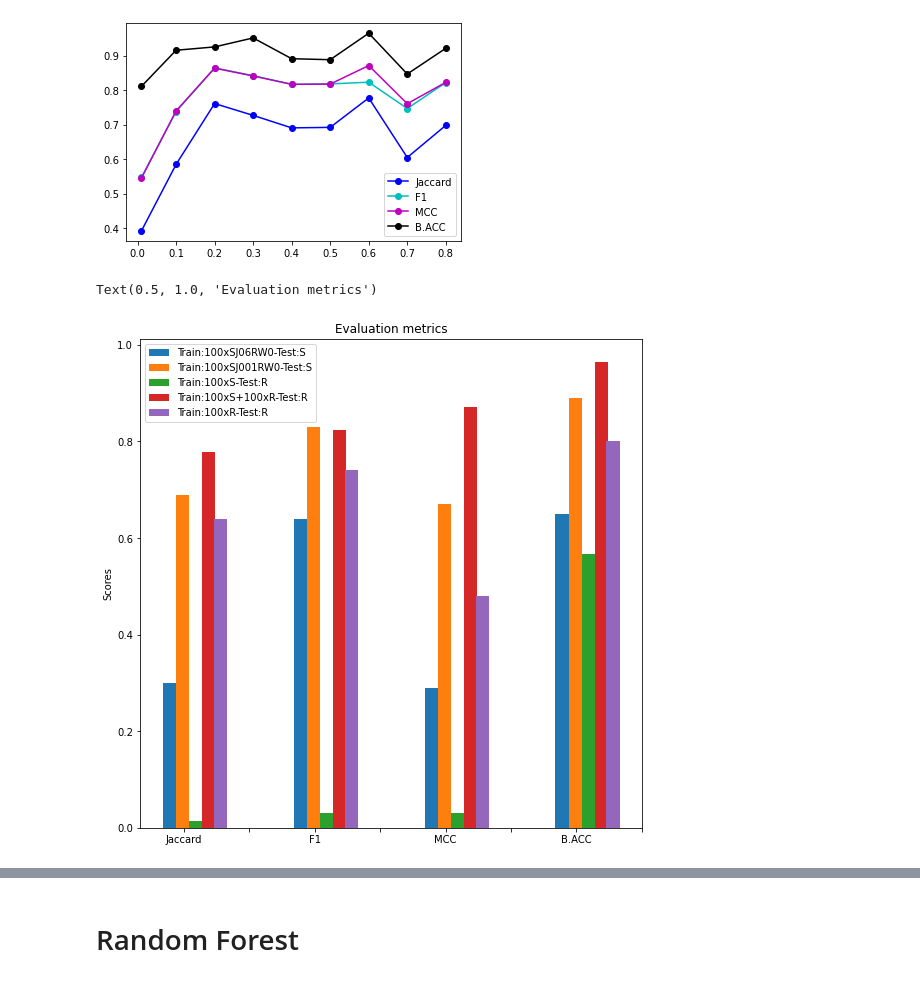
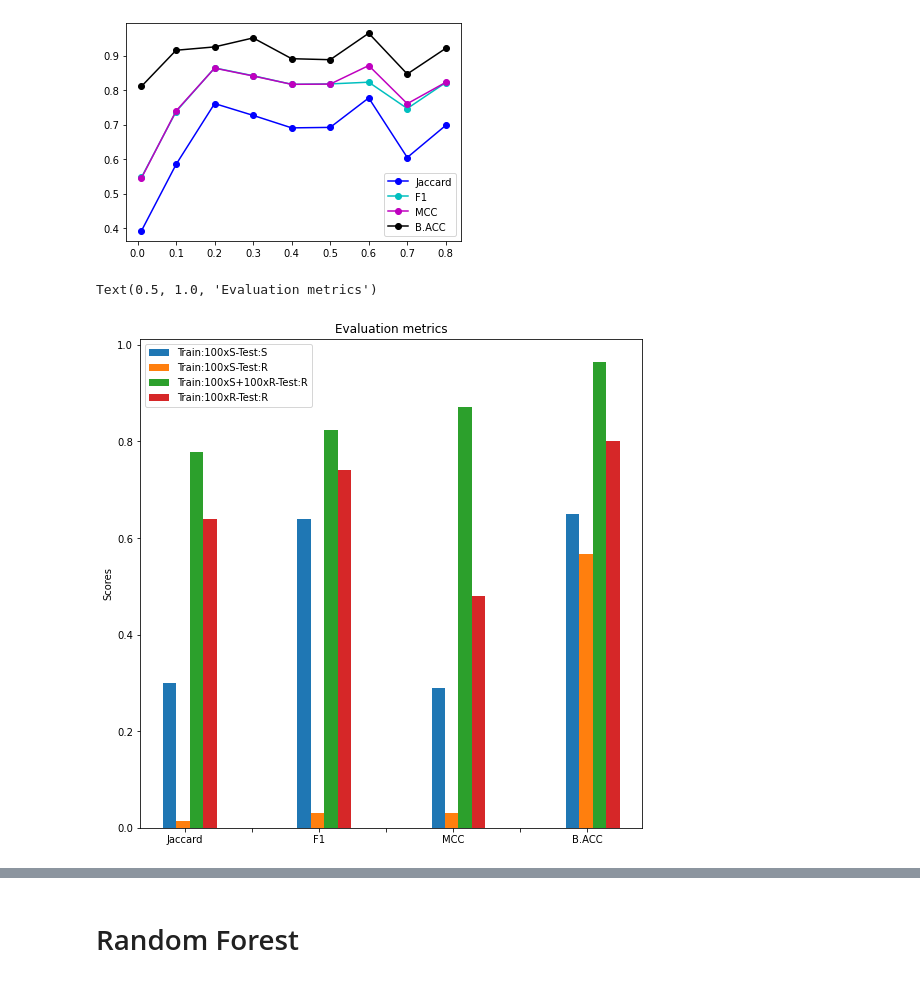
Before and after one commit to jrojas9206/fruithunter, a Jupyter notebook: paper002/prediction_metrics.ipynb, the cells around one changed output, grey strips where cells are left out. Cells and saved outputs as stored; diff of their text form; code cells hidden in the pictures.

```diff
--- a/paper002/prediction_metrics.ipynb
+++ b/paper002/prediction_metrics.ipynb
@@ -97,22 +97,29 @@ plt.legend(["Jaccard", "F1", "MCC", "B.ACC", "PRECISION", "RECALL"])
 # %%
 # Jitter
 x = np.arange(4)
 width = 0.1
 
 labels = ['', 'Jaccard', '', 'F1', '', 'MCC', '', 'B.ACC']
 fd_jt_rnet_f1
 #
 fig, ax = plt.subplots(figsize=(9, 9))
-rects1 = ax.bar(x - width-0.01, [sy_jt_rnet_jacc[6], sy_jt_rnet_f1[6], sy_jt_rnet_mcc[6], sy_jt_rnet_bacc[6]], width, label='Train:100xSJ06RW0-Test:S')
-rects1j0 = ax.bar(x - width/10, [sy_jt_rnet_jacc[0], sy_jt_rnet_f1[0], sy_jt_rnet_mcc[0], sy_jt_rnet_bacc[0]], width, label='Train:100xSJ001RW0-Test:S')
-rects2 = ax.bar(x + width-0.01, [sy_train_j_over_realdata_jacc[6], sy_train_j_over_realdata_f1[6], sy_train_j_over_realdata_mcc[6], sy_train_j_over_realdata_bacc[6]], width, label='Train:100xS-Test:R')
-rects3 = ax.bar(x + width+0.09, [stepTrain_j_jacc[6], stepTrain_j_f1[6], stepTrain_j_mcc[6], stepTrain_j_bacc[6]], width, label='Train:100xS+100xR-Test:R')
-rects4 = ax.bar(x + width+0.18, [fd_jt_rnet_jacc[6], fd_jt_rnet_f1[6], fd_jt_rnet_mcc[6], fd_jt_rnet_bacc[6]], width, label='Train:100xR-Test:R')
+#rects1 = ax.bar(x - width-0.01, [sy_jt_rnet_jacc[6], sy_jt_rnet_f1[6], sy_jt_rnet_mcc[6], sy_jt_rnet_bacc[6]], width, label='Train:100xS-Test:S')
+#rects1j0 = ax.bar(x - width/10, [sy_jt_rnet_jacc[0], sy_jt_rnet_f1[0], sy_jt_rnet_mcc[0], sy_jt_rnet_bacc[0]], width, label='Train:100xSJ001RW0-Test:S')
+#rects2 = ax.bar(x + width-0.01, [sy_train_j_over_realdata_jacc[6], sy_train_j_over_realdata_f1[6], sy_train_j_over_realdata_mcc[6], sy_train_j_over_realdata_bacc[6]], width, label='Train:100xS-Test:R')
+#rects3 = ax.bar(x + width+0.09, [stepTrain_j_jacc[6], stepTrain_j_f1[6], stepTrain_j_mcc[6], stepTrain_j_bacc[6]], width, label='Train:100xS+100xR-Test:R')
+#rects4 = ax.bar(x + width+0.18, [fd_jt_rnet_jacc[6], fd_jt_rnet_f1[6], fd_jt_rnet_mcc[6], fd_jt_rnet_bacc[6]], width, label='Train:100xR-Test:R')
+
+rects1 = ax.bar(x - width-0.01, [sy_jt_rnet_jacc[6], sy_jt_rnet_f1[6], sy_jt_rnet_mcc[6], sy_jt_rnet_bacc[6]], width, label='Train:100xS-Test:S')
+#rects1j0 = ax.bar(x - width/10, [sy_jt_rnet_jacc[0], sy_jt_rnet_f1[0], sy_jt_rnet_mcc[0], sy_jt_rnet_bacc[0]], width, label='Train:100xSJ001RW0-Test:S')
+rects2 = ax.bar(x - width/10, [sy_train_j_over_realdata_jacc[6], sy_train_j_over_realdata_f1[6], sy_train_j_over_realdata_mcc[6], sy_train_j_over_realdata_bacc[6]], width, label='Train:100xS-Test:R')
+rects3 = ax.bar(x + width-0.01, [stepTrain_j_jacc[6], stepTrain_j_f1[6], stepTrain_j_mcc[6], stepTrain_j_bacc[6]], width, label='Train:100xS+100xR-Test:R')
+rects4 = ax.bar(x + width+0.09, [fd_jt_rnet_jacc[6], fd_jt_rnet_f1[6], fd_jt_rnet_mcc[6], fd_jt_rnet_bacc[6]], width, label='Train:100xR-Test:R')
+
 
 plt.legend()
 ax.set_ylabel('Scores')
 ax.set_xticklabels(labels)
 ax.set_title('Evaluation metrics')
 # %% [output]
 Text(0.5, 1.0, 'Evaluation metrics')
-[figure, old version]
+[figure, new version]
```
Also changed, not shown: parts of 13 cells of this notebook, 3 other files.
